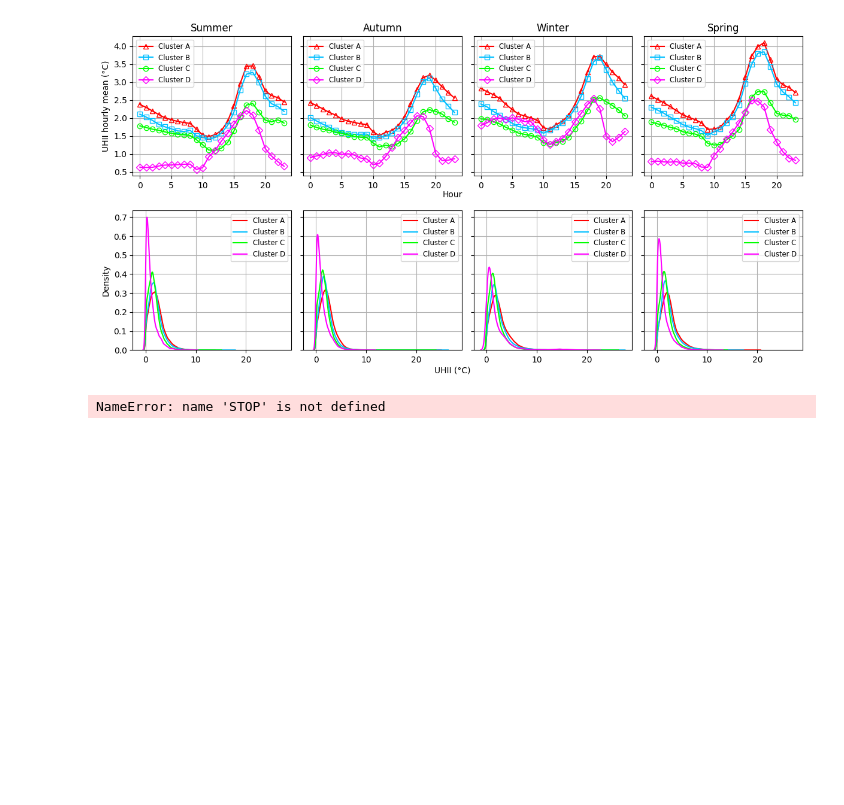
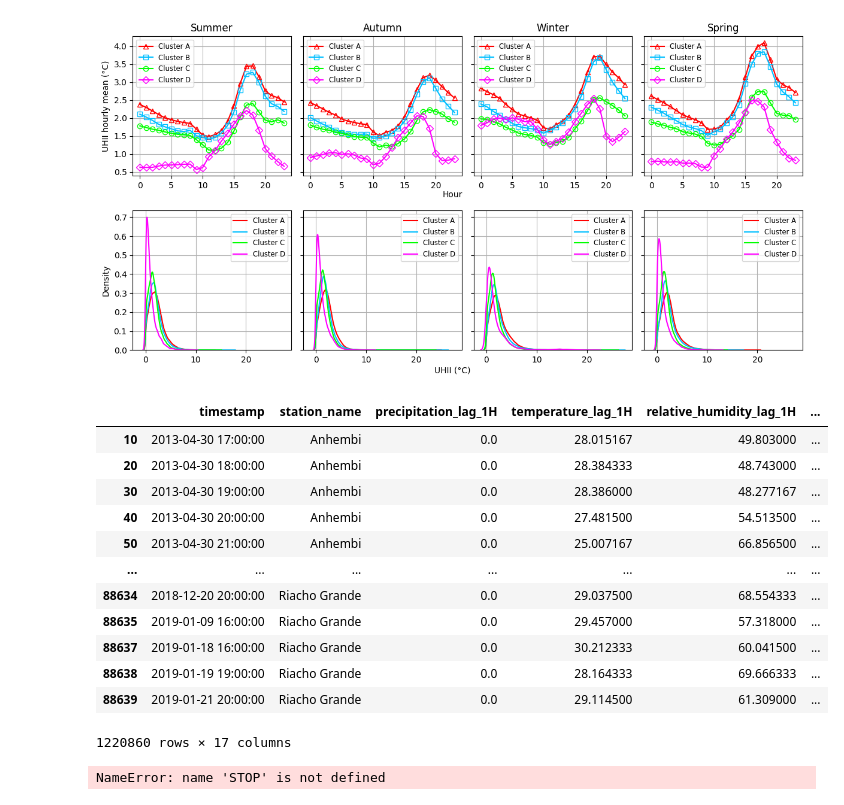
Before and after one commit to plbalmeida/ml-uhi, a Jupyter notebook: notebooks/2.0-eda.ipynb, the cells around one changed output. Drawn from its saved outputs; the diff is of its cells as text; code cells hidden in the pictures; blank space fills up the shorter version.

```diff
--- a/notebooks/2.0-eda.ipynb
+++ b/notebooks/2.0-eda.ipynb
@@ -934,6 +984,22 @@ def uhii_clusters(df):
 uhii_clusters(df_uhii)
 # %% [output]
 [figure]
+# %%
+df_uhii
+# %% [output]
+|  | timestamp | station_name | precipitation_lag_1H | temperature_lag_1H | relative_humidity_lag_1H | ... |
+| 10 | 2013-04-30 17:00:00 | Anhembi | 0.0 | 28.015167 | 49.803000 | ... |
+| 20 | 2013-04-30 18:00:00 | Anhembi | 0.0 | 28.384333 | 48.743000 | ... |
+| 30 | 2013-04-30 19:00:00 | Anhembi | 0.0 | 28.386000 | 48.277167 | ... |
+| 40 | 2013-04-30 20:00:00 | Anhembi | 0.0 | 27.481500 | 54.513500 | ... |
+| 50 | 2013-04-30 21:00:00 | Anhembi | 0.0 | 25.007167 | 66.856500 | ... |
+| ... | ... | ... | ... | ... | ... | ... |
+| 88634 | 2018-12-20 20:00:00 | Riacho Grande | 0.0 | 29.037500 | 68.554333 | ... |
+| 88635 | 2019-01-09 16:00:00 | Riacho Grande | 0.0 | 29.457000 | 57.318000 | ... |
+| 88637 | 2019-01-18 16:00:00 | Riacho Grande | 0.0 | 30.212333 | 60.041500 | ... |
+| 88638 | 2019-01-19 19:00:00 | Riacho Grande | 0.0 | 28.164333 | 69.666333 | ... |
+| 88639 | 2019-01-21 20:00:00 | Riacho Grande | 0.0 | 29.114500 | 61.309000 | ... |
+1220860 rows × 17 columns
 # %%
 STOP
 # %% [output]
```
Also changed, not shown: parts of 5 cells of this notebook.
